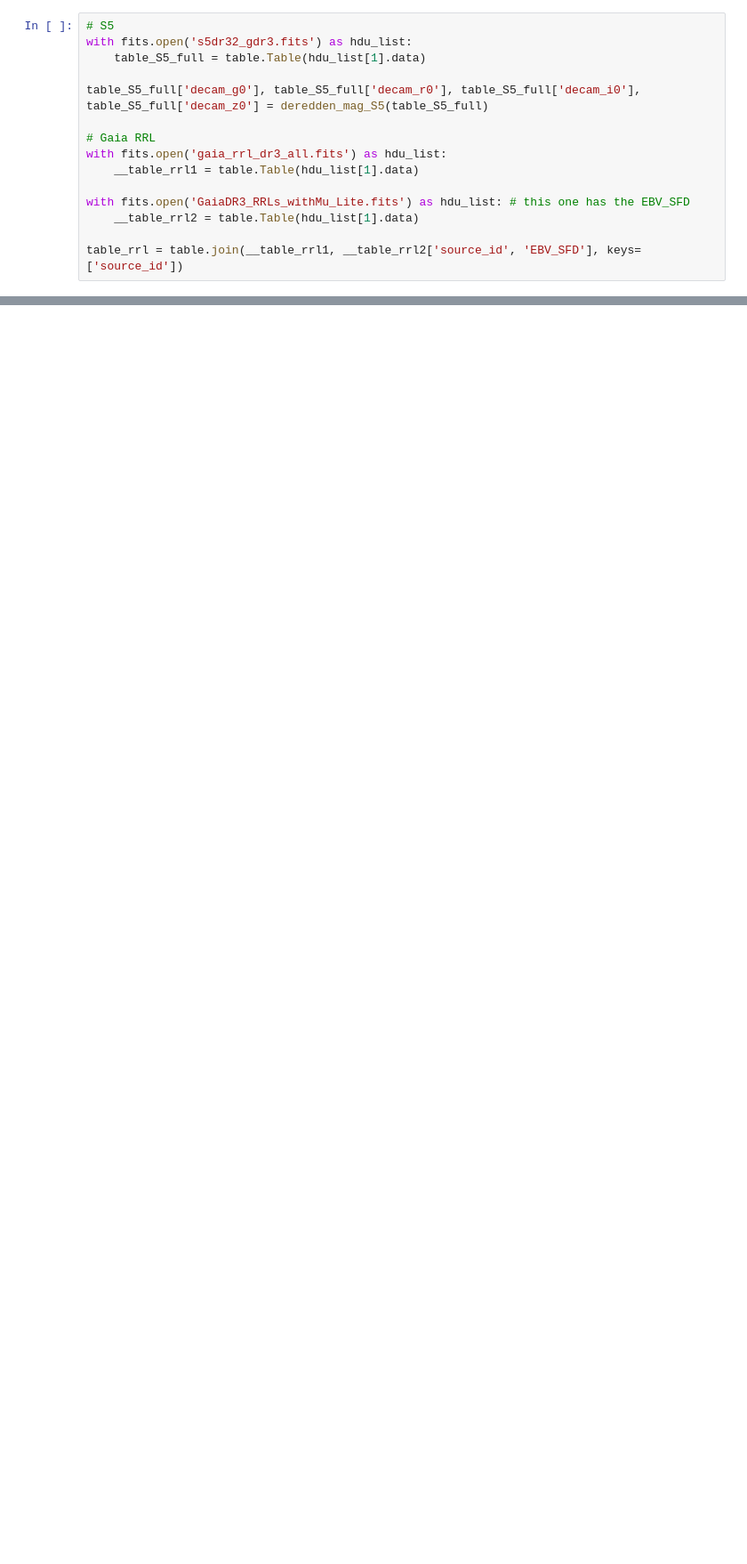
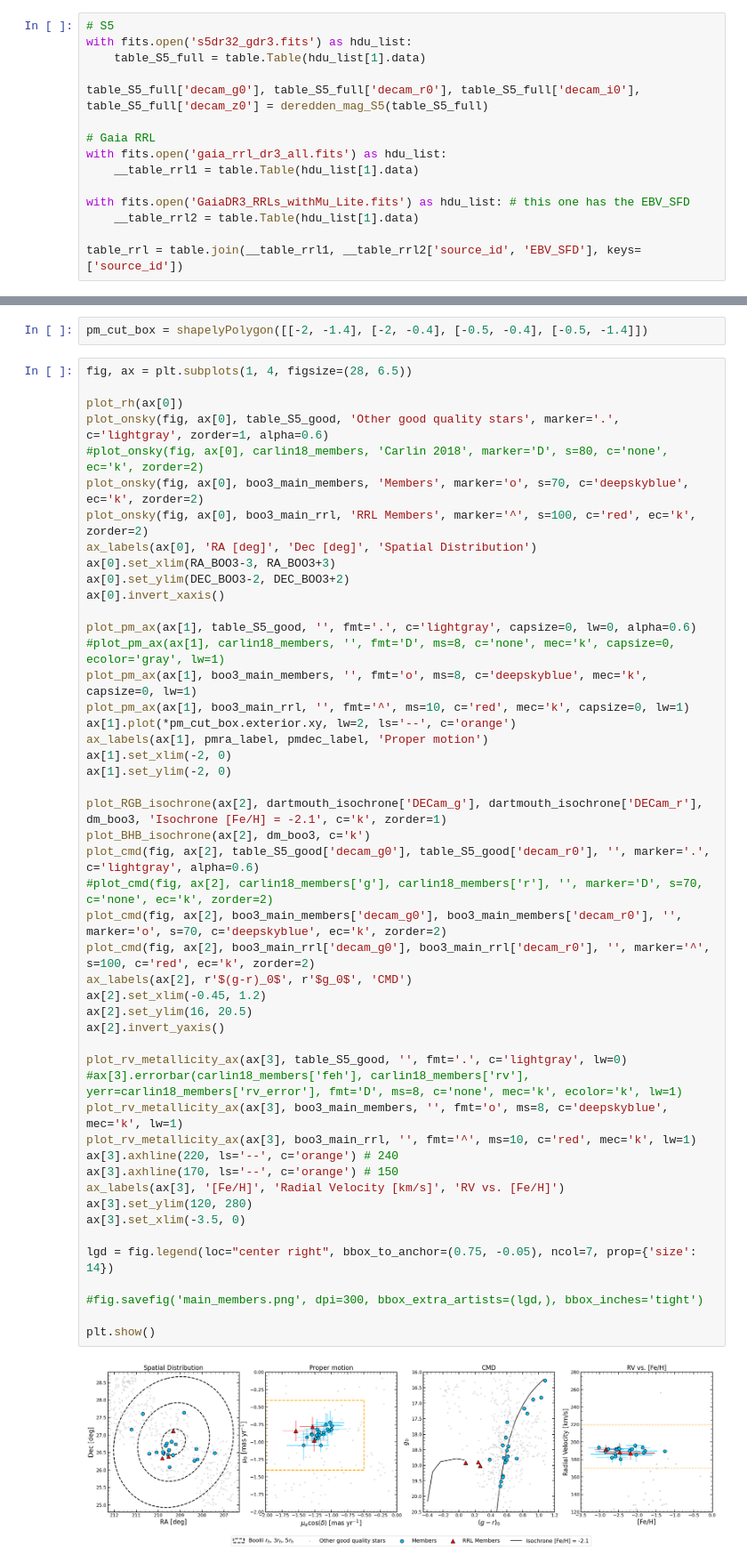
Before and after one commit to Kevin22888/Research-Bootes-III, a Jupyter notebook: main-notebooks/Bootes III Part 1.ipynb, the cells around one changed output, grey strips where cells are left out. Shown: that part at 89% size. Saved outputs shown, nothing was run; the diff lists cells and outputs as text; blank space fills up the shorter version.

```diff
--- a/main-notebooks/Bootes III Part 1.ipynb
+++ b/main-notebooks/Bootes III Part 1.ipynb
@@ -410,0 +307,52 @@ We need to use a more complete proper motion selection (drawing a convariance ma
+# %%
+pm_cut_box = shapelyPolygon([[-2, -1.4], [-2, -0.4], [-0.5, -0.4], [-0.5, -1.4]])
+# %%
+fig, ax = plt.subplots(1, 4, figsize=(28, 6.5))
+
+plot_rh(ax[0])
+plot_onsky(fig, ax[0], table_S5_good, 'Other good quality stars', marker='.', c='lightgray', zorder=1, alpha=0.6)
+#plot_onsky(fig, ax[0], carlin18_members, 'Carlin 2018', marker='D', s=80, c='none', ec='k', zorder=2)
+plot_onsky(fig, ax[0], boo3_main_members, 'Members', marker='o', s=70, c='deepskyblue', ec='k', zorder=2)
+plot_onsky(fig, ax[0], boo3_main_rrl, 'RRL Members', marker='^', s=100, c='red', ec='k', zorder=2)
+ax_labels(ax[0], 'RA [deg]', 'Dec [deg]', 'Spatial Distribution')
+ax[0].set_xlim(RA_BOO3-3, RA_BOO3+3)
+ax[0].set_ylim(DEC_BOO3-2, DEC_BOO3+2)
+ax[0].invert_xaxis()
+
+plot_pm_ax(ax[1], table_S5_good, '', fmt='.', c='lightgray', capsize=0, lw=0, alpha=0.6)
+#plot_pm_ax(ax[1], carlin18_members, '', fmt='D', ms=8, c='none', mec='k', capsize=0, ecolor='gray', lw=1)
+plot_pm_ax(ax[1], boo3_main_members, '', fmt='o', ms=8, c='deepskyblue', mec='k', capsize=0, lw=1)
+plot_pm_ax(ax[1], boo3_main_rrl, '', fmt='^', ms=10, c='red', mec='k', capsize=0, lw=1)
+ax[1].plot(*pm_cut_box.exterior.xy, lw=2, ls='--', c='orange')
+ax_labels(ax[1], pmra_label, pmdec_label, 'Proper motion')
+ax[1].set_xlim(-2, 0)
+ax[1].set_ylim(-2, 0)
+
+plot_RGB_isochrone(ax[2], dartmouth_isochrone['DECam_g'], dartmouth_isochrone['DECam_r'], dm_boo3, 'Isochrone [Fe/H] = -2.1', c='k', zorder=1)
+plot_BHB_isochrone(ax[2], dm_boo3, c='k')
+plot_cmd(fig, ax[2], table_S5_good['decam_g0'], table_S5_good['decam_r0'], '', marker='.', c='lightgray', alpha=0.6)
+#plot_cmd(fig, ax[2], carlin18_members['g'], carlin18_members['r'], '', marker='D', s=70, c='none', ec='k', zorder=2)
+plot_cmd(fig, ax[2], boo3_main_members['decam_g0'], boo3_main_members['decam_r0'], '', marker='o', s=70, c='deepskyblue', ec='k', zorder=2)
+plot_cmd(fig, ax[2], boo3_main_rrl['decam_g0'], boo3_main_rrl['decam_r0'], '', marker='^', s=100, c='red', ec='k', zorder=2)
+ax_labels(ax[2], r'$(g-r)_0$', r'$g_0$', 'CMD')
+ax[2].set_xlim(-0.45, 1.2)
+ax[2].set_ylim(16, 20.5)
+ax[2].invert_yaxis()
+
+plot_rv_metallicity_ax(ax[3], table_S5_good, '', fmt='.', c='lightgray', lw=0)
+#ax[3].errorbar(carlin18_members['feh'], carlin18_members['rv'], yerr=carlin18_members['rv_error'], fmt='D', ms=8, c='none', mec='k', ecolor='k', lw=1)
+plot_rv_metallicity_ax(ax[3], boo3_main_members, '', fmt='o', ms=8, c='deepskyblue', mec='k', lw=1)
+plot_rv_metallicity_ax(ax[3], boo3_main_rrl, '', fmt='^', ms=10, c='red', mec='k', lw=1)
+ax[3].axhline(220, ls='--', c='orange') # 240
+ax[3].axhline(170, ls='--', c='orange') # 150
+ax_labels(ax[3], '[Fe/H]', 'Radial Velocity [km/s]', 'RV vs. [Fe/H]')
+ax[3].set_ylim(120, 280)
+ax[3].set_xlim(-3.5, 0)
+
+lgd = fig.legend(loc="center right", bbox_to_anchor=(0.75, -0.05), ncol=7, prop={'size': 14})
+
+#fig.savefig('main_members.png', dpi=300, bbox_extra_artists=(lgd,), bbox_inches='tight')
+
+plt.show()
+# %% [output]
+[figure, added]
```
Also changed, not shown: parts of 50 cells of this notebook.
